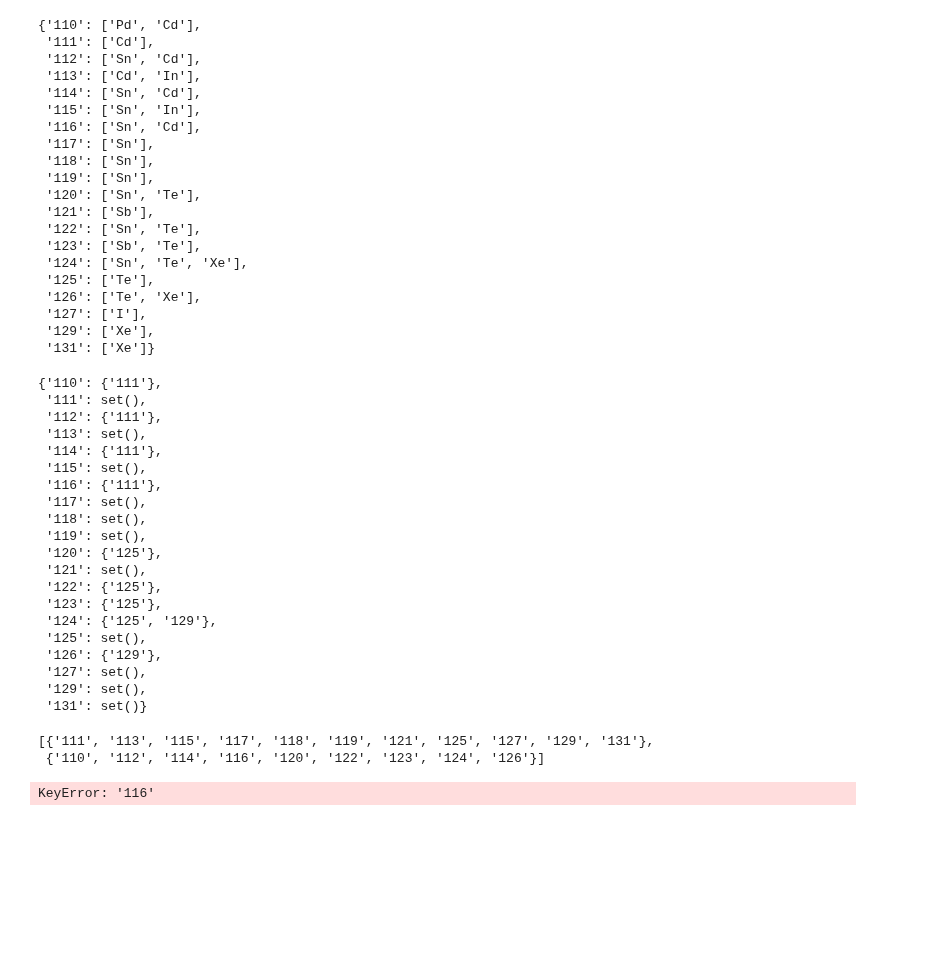
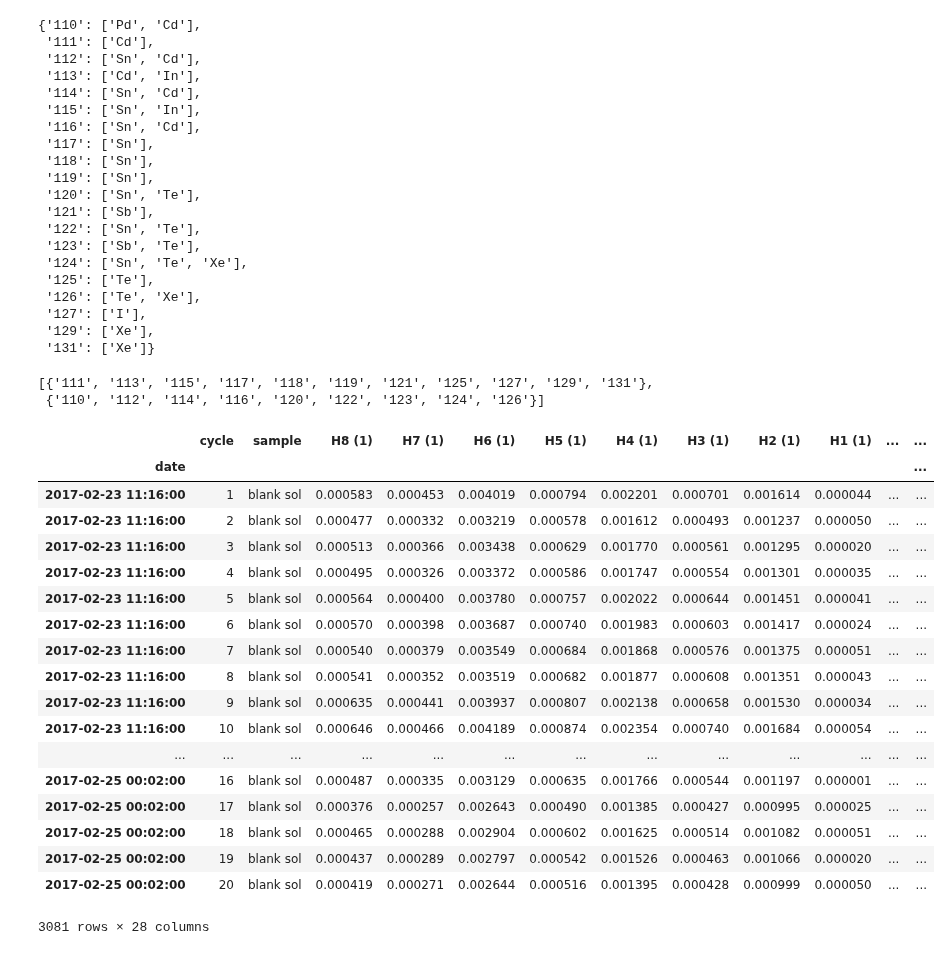
Before and after one commit to Marfster/NU_Plasma, a Jupyter notebook: Nu Plasma Evaluation - internal norm.ipynb, the cells around one changed output. Saved outputs shown, nothing was run; the diff lists cells and outputs as text; code cells hidden in the pictures; blank space fills up the shorter version.

```diff
--- a/Nu Plasma Evaluation - internal norm.ipynb
+++ b/Nu Plasma Evaluation - internal norm.ipynb
@@ -22,8 +22,8 @@ import xlwings as xw
 path = "/Volumes/friebelm/PhD/NU Plasma/Measurements/2017-02-22/"
 #path = "/Users/matthias/Desktop/PhD Temp/2017-02-22/"
 #path_sav = "/Volumes/friebelm/PhD/NU Plasma/Measurements/compilation/"
-files_start = 5955
-files_end = 6164
+files_start = 8005
+files_end = 8010
 # %%
 # cup configuration
 #cup_config = cycle_Sb
@@ -100,30 +124,6 @@ mass_range.get_mass_range()
  '127': ['I'],
  '129': ['Xe'],
  '131': ['Xe']}
-# %%
-
-mass_range.get_graph_of_corr(corr_isotopes_2)
-# %% [output]
-{'110': {'111'},
- '111': set(),
- '112': {'111'},
- '113': set(),
- '114': {'111'},
- '115': set(),
- '116': {'111'},
- '117': set(),
- '118': set(),
- '119': set(),
- '120': {'125'},
- '121': set(),
- '122': {'125'},
- '123': {'125'},
- '124': {'125', '129'},
- '125': set(),
- '126': {'129'},
- '127': set(),
- '129': set(),
- '131': set()}
 # %%
 mass_range.get_order_of_corr(corr_isotopes_2)
 # %% [output]
@@ -135,7 +135,7 @@ columns_2 = ["cycle", "H8 (2)", "H7 (2)", "H6 (2)", "H5 (2)", "H4 (2)", "H3 (2)"
 df_all = pd.DataFrame()
 blk_ls = []
 sample_ls = []
-#files_1 = range(files_start, files_end, 1)
+files_1 = range(files_start, files_end, 1)
 files_1 = range(6411,6518,1) + range(6526,6534, 1) + range(6537,6577, 1)
 
 for sample in files_1:
@@ -144,33 +144,54 @@ for sample in files_1:
     cycles = range(1, len(df.data_read(sample).index)+1)
     df_zero = df.data_zero_corr(sample)
     df_zero_1 = pd.DataFrame(df_zero["cycle1"])
     df_zero_2 = pd.DataFrame(df_zero["cycle2"])
     sample_name = df.extract_metadata(sample, "Sample Name")
     date = df.extract_metadata(sample, "Date")
     starttime = df.extract_metadata(sample, "Start Time")
     df_zero_1["date"] = datetime.strptime(date+starttime, '%d/%m/%Y%H:%M')
     df_zero_1["sample"] = sample_name
     df_zero_1["cycle"] = df_zero_1.index.values
     df_zero_2["cycle"] = df_zero_2.index.values
     df_zero_1.index = df_zero_1["date"]
     df_zero_1 = df_zero_1[columns_1]
     df_zero_2 = df_zero_2[columns_2]
     df_all = df_all.append(df_zero_1.merge(df_zero_2), ignore_index = True)
     #df_all = df_all.append(df_zero_1, ignore_index = True)
 
     if sample_name == "blank sol" or sample_name == "wash" or sample_name == "wash clean" or sample_name == "Teflon blk":
         blk_ls.append(sample)
     elif sample_name == "SQ" or sample_name == "Teflon blk" or sample_name == "4ml HDPE blank":
         None
     else:
         sample_ls.append(sample)
 
 df_all.set_index("date", inplace = True)
 
 #for x in [123]:
 #    sample_ls.remove(x)
 #blk_ls = blk_ls[0::5]
 #blk_ls.remove(5234)
+df_all
+# %% [output]
+|  | cycle | sample | H8 (1) | H7 (1) | H6 (1) | H5 (1) | H4 (1) | H3 (1) | H2 (1) | H1 (1) | ... | ... |
+| date |  |  |  |  |  |  |  |  |  |  |  | ... |
+| 2017-02-23 11:16:00 | 1 | blank sol | 0.000583 | 0.000453 | 0.004019 | 0.000794 | 0.002201 | 0.000701 | 0.001614 | 0.000044 | ... | ... |
+| 2017-02-23 11:16:00 | 2 | blank sol | 0.000477 | 0.000332 | 0.003219 | 0.000578 | 0.001612 | 0.000493 | 0.001237 | 0.000050 | ... | ... |
+| 2017-02-23 11:16:00 | 3 | blank sol | 0.000513 | 0.000366 | 0.003438 | 0.000629 | 0.001770 | 0.000561 | 0.001295 | 0.000020 | ... | ... |
+| 2017-02-23 11:16:00 | 4 | blank sol | 0.000495 | 0.000326 | 0.003372 | 0.000586 | 0.001747 | 0.000554 | 0.001301 | 0.000035 | ... | ... |
+| 2017-02-23 11:16:00 | 5 | blank sol | 0.000564 | 0.000400 | 0.003780 | 0.000757 | 0.002022 | 0.000644 | 0.001451 | 0.000041 | ... | ... |
+| 2017-02-23 11:16:00 | 6 | blank sol | 0.000570 | 0.000398 | 0.003687 | 0.000740 | 0.001983 | 0.000603 | 0.001417 | 0.000024 | ... | ... |
+| 2017-02-23 11:16:00 | 7 | blank sol | 0.000540 | 0.000379 | 0.003549 | 0.000684 | 0.001868 | 0.000576 | 0.001375 | 0.000051 | ... | ... |
+| 2017-02-23 11:16:00 | 8 | blank sol | 0.000541 | 0.000352 | 0.003519 | 0.000682 | 0.001877 | 0.000608 | 0.001351 | 0.000043 | ... | ... |
+| 2017-02-23 11:16:00 | 9 | blank sol | 0.000635 | 0.000441 | 0.003937 | 0.000807 | 0.002138 | 0.000658 | 0.001530 | 0.000034 | ... | ... |
+| 2017-02-23 11:16:00 | 10 | blank sol | 0.000646 | 0.000466 | 0.004189 | 0.000874 | 0.002354 | 0.000740 | 0.001684 | 0.000054 | ... | ... |
+| ... | ... | ... | ... | ... | ... | ... | ... | ... | ... | ... | ... | ... |
+| 2017-02-25 00:02:00 | 16 | blank sol | 0.000487 | 0.000335 | 0.003129 | 0.000635 | 0.001766 | 0.000544 | 0.001197 | 0.000001 | ... | ... |
+| 2017-02-25 00:02:00 | 17 | blank sol | 0.000376 | 0.000257 | 0.002643 | 0.000490 | 0.001385 | 0.000427 | 0.000995 | 0.000025 | ... | ... |
+| 2017-02-25 00:02:00 | 18 | blank sol | 0.000465 | 0.000288 | 0.002904 | 0.000602 | 0.001625 | 0.000514 | 0.001082 | 0.000051 | ... | ... |
+| 2017-02-25 00:02:00 | 19 | blank sol | 0.000437 | 0.000289 | 0.002797 | 0.000542 | 0.001526 | 0.000463 | 0.001066 | 0.000020 | ... | ... |
+| 2017-02-25 00:02:00 | 20 | blank sol | 0.000419 | 0.000271 | 0.002644 | 0.000516 | 0.001395 | 0.000428 | 0.000999 | 0.000050 | ... | ... |
+3081 rows × 28 columns
 # %%
 files_1 = range(files_start, files_end, 1)
 df_raw_signals = pd.DataFrame()
@@ -202,10 +223,10 @@ for sample in sample_ls:
         df_bgd_2 = blk_2.data_zero_corr(blk2)
 
         new_corr = evaluation(df_zero, cycles, isotopes, cup_config, database, mass_range, corr_isotopes_2 , denom_corr_ratio)
-        new_corr.line2_corr(df_zero, "119")
         df_bgd_1 = new_corr.mad_outlier_rejection_dict(df_bgd_1)
         df_bgd_2 = new_corr.mad_outlier_rejection_dict(df_bgd_2)
-        new_corr.data_bgd_corr(df_bgd_1, df_bgd_2)
+        df_bgd_corr = new_corr.data_bgd_corr(df_bgd_1, df_bgd_2)
+        new_corr.line2_corr(df_bgd_corr, "119")
     else:
         df_zero = df.data_zero_corr(sample)
         new_corr = evaluation(df_zero, cycles, isotopes, cup_config, database, mass_range, corr_isotopes_2 , denom_corr_ratio)
@@ -234,8 +255,6 @@ for sample in sample_ls:
     data_sample = data_sample.merge(data_sample_raw)
 
     df_internal_norm = df_internal_norm.append(data_sample)
-# %% [output]
-KeyError: '116'
 # %%
 df_internal_norm= df_internal_norm.set_index("date")
 columns = ["cycle", "sample"]
```
Also changed, not shown: parts of 15 cells of this notebook, 2 other files.
